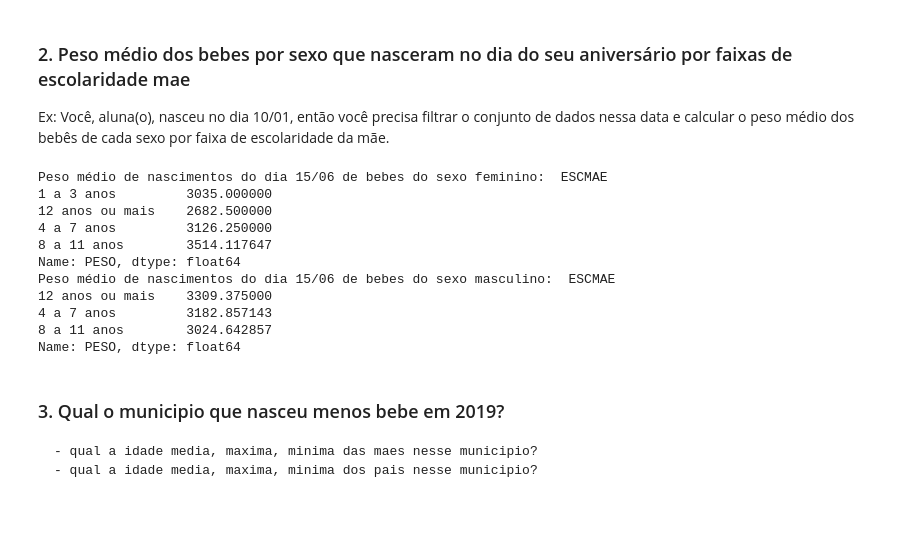
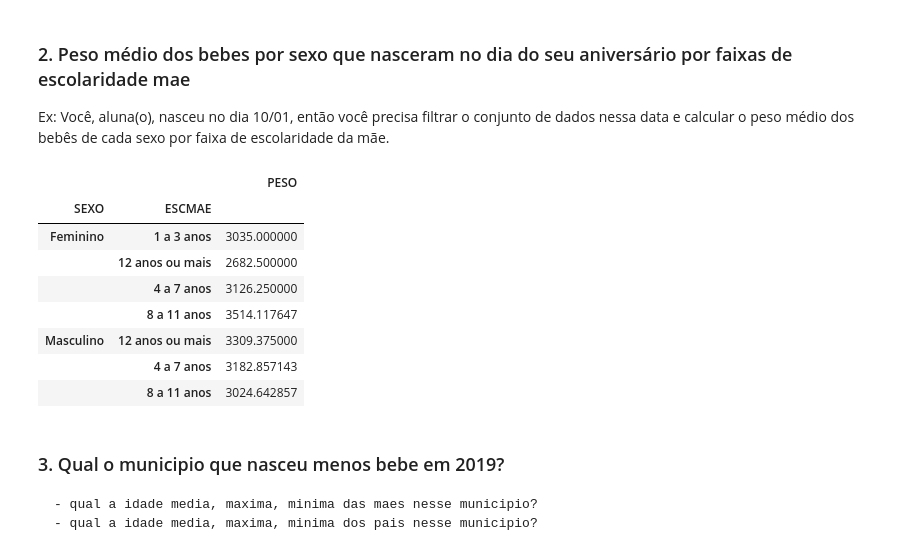
Before and after one commit to AndersonGehring/exercicios_modulo_09, a Jupyter notebook: Mod9Tarefa1.ipynb, the cells around one changed output. Cells and saved outputs as stored; diff of their text form; code cells hidden in the pictures; blank space fills up the shorter version.

```diff
--- a/Mod9Tarefa1.ipynb
+++ b/Mod9Tarefa1.ipynb
@@ -77,24 +77,20 @@ sinasc1.groupby('munResNome').mean()
 # %% [markdown]
 ### 2. Peso médio dos bebes por sexo que nasceram no dia do seu aniversário por faixas de escolaridade mae
 Ex: Você, aluna(o), nasceu no dia 10/01, então você precisa filtrar o conjunto de dados nessa data e calcular o peso médio dos bebês de cada sexo por faixa de escolaridade da mãe.
-# %%
-meu_aniversario_f = sinasc_raw[(sinasc_raw['DTNASC'] == '2019-06-15') & (sinasc_raw['SEXO'] == 'Feminino')].groupby('ESCMAE')['PESO'].mean()
-print('Peso médio de nascimentos do dia 15/06 de bebes do sexo feminino: ', meu_aniversario_f)
-
-meu_aniversario_m = sinasc_raw[(sinasc_raw['DTNASC'] == '2019-06-15') & (sinasc_raw['SEXO'] == 'Masculino')].groupby('ESCMAE')['PESO'].mean()
-print('Peso médio de nascimentos do dia 15/06 de bebes do sexo masculino: ', meu_aniversario_m)
-# %% [output]
-Peso médio de nascimentos do dia 15/06 de bebes do sexo feminino:  ESCMAE
-1 a 3 anos         3035.000000
-12 anos ou mais    2682.500000
-4 a 7 anos         3126.250000
-8 a 11 anos        3514.117647
-Name: PESO, dtype: float64
-Peso médio de nascimentos do dia 15/06 de bebes do sexo masculino:  ESCMAE
-12 anos ou mais    3309.375000
-4 a 7 anos         3182.857143
-8 a 11 anos        3024.642857
-Name: PESO, dtype: float64
+# %%
+sinasc2 = sinasc_raw[['PESO', 'SEXO', 'DTNASC', 'ESCMAE']]
+# %%
+sinasc2.loc[sinasc2['DTNASC'] == '2019-06-15'].groupby(['SEXO', 'ESCMAE'])[['PESO']].mean()
+# %% [output]
+|  |  | PESO |
+| SEXO | ESCMAE |  |
+| Feminino | 1 a 3 anos | 3035.000000 |
+|  | 12 anos ou mais | 2682.500000 |
+|  | 4 a 7 anos | 3126.250000 |
+|  | 8 a 11 anos | 3514.117647 |
+| Masculino | 12 anos ou mais | 3309.375000 |
+|  | 4 a 7 anos | 3182.857143 |
+|  | 8 a 11 anos | 3024.642857 |
 # %% [markdown]
 ### 3. Qual o municipio que nasceu menos bebe em 2019?
     - qual a idade media, maxima, minima das maes nesse municipio?
```
Also changed, not shown: parts of 6 cells of this notebook.
